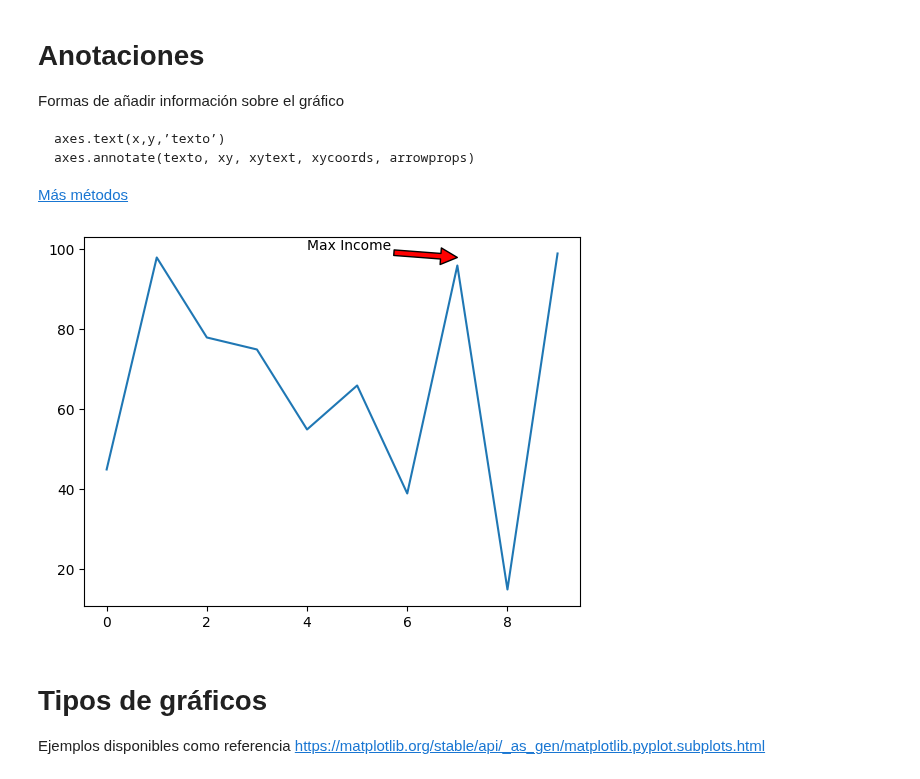
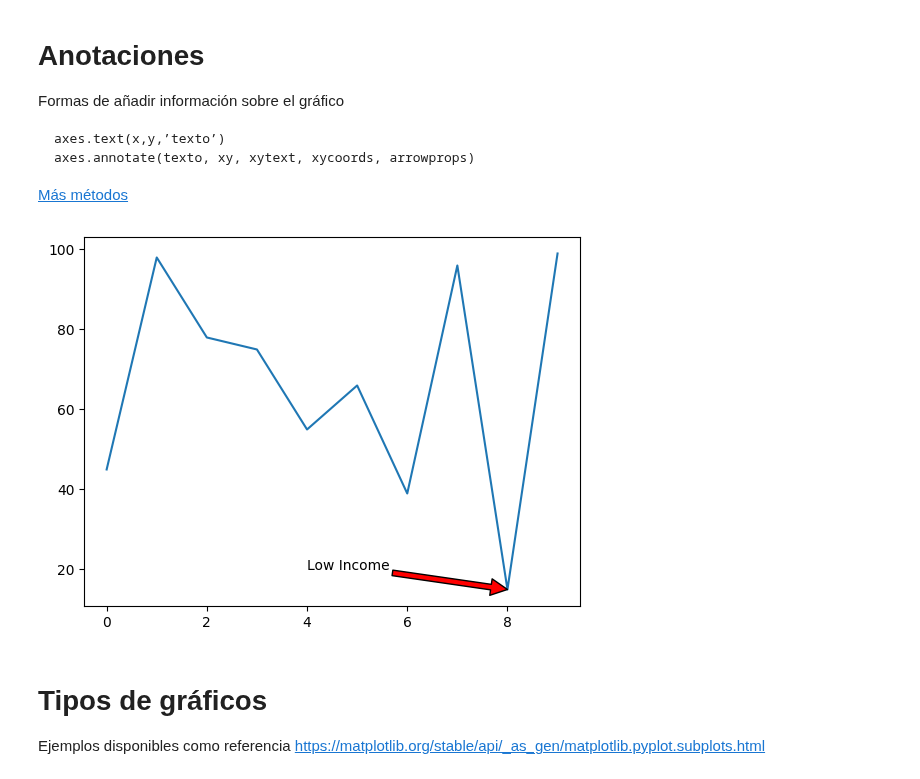
Before and after one commit to ndadri/introduccion-07-ene-26, a Jupyter notebook: PAO25_25_09_Python_Visualization.ipynb, the cells around one changed output. Cells and saved outputs as stored; diff of their text form; code cells hidden in the pictures.

```diff
--- a/PAO25_25_09_Python_Visualization.ipynb
+++ b/PAO25_25_09_Python_Visualization.ipynb
@@ -257,11 +257,11 @@ x_data = np.arange(10)
 # %%
 fig,axis = plt.subplots(1,1)
 axis.plot(x_data,y_data)
 # axis.text(x_data[1],y_data[1],'Low income') # coordenadas igual a los datos
-axis.annotate('Max Income', xy=(x_data[7],y_data[1]), xytext=(4, 100),arrowprops = dict(facecolor='red', shrink=1.0)) # anotación completa
+axis.annotate('Low Income', xy=(x_data[8],y_data[8]), xytext=(4, 20),arrowprops = dict(facecolor='red', shrink=1.0)) # anotación completa
 plt.show()
 # %% [output]
-[figure, old version]
+[figure, new version]
 # %% [markdown]
 # Tipos de gráficos
 
```
